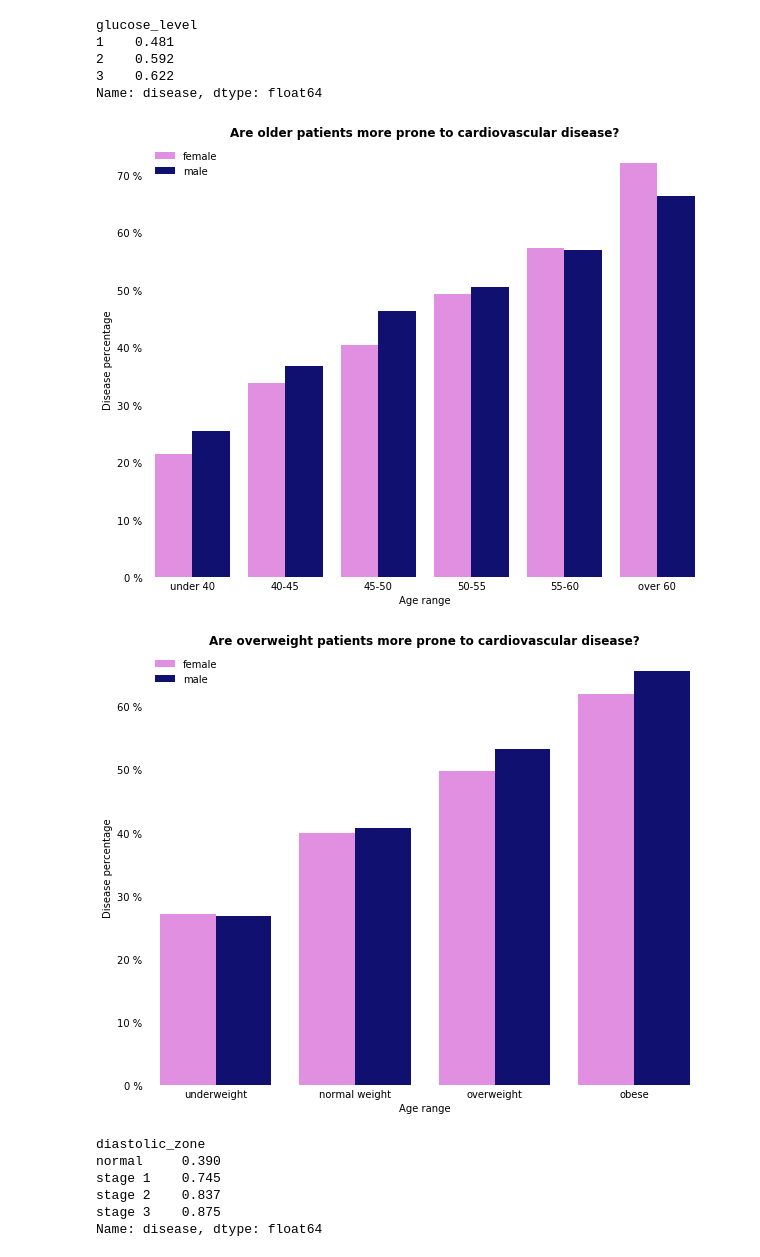
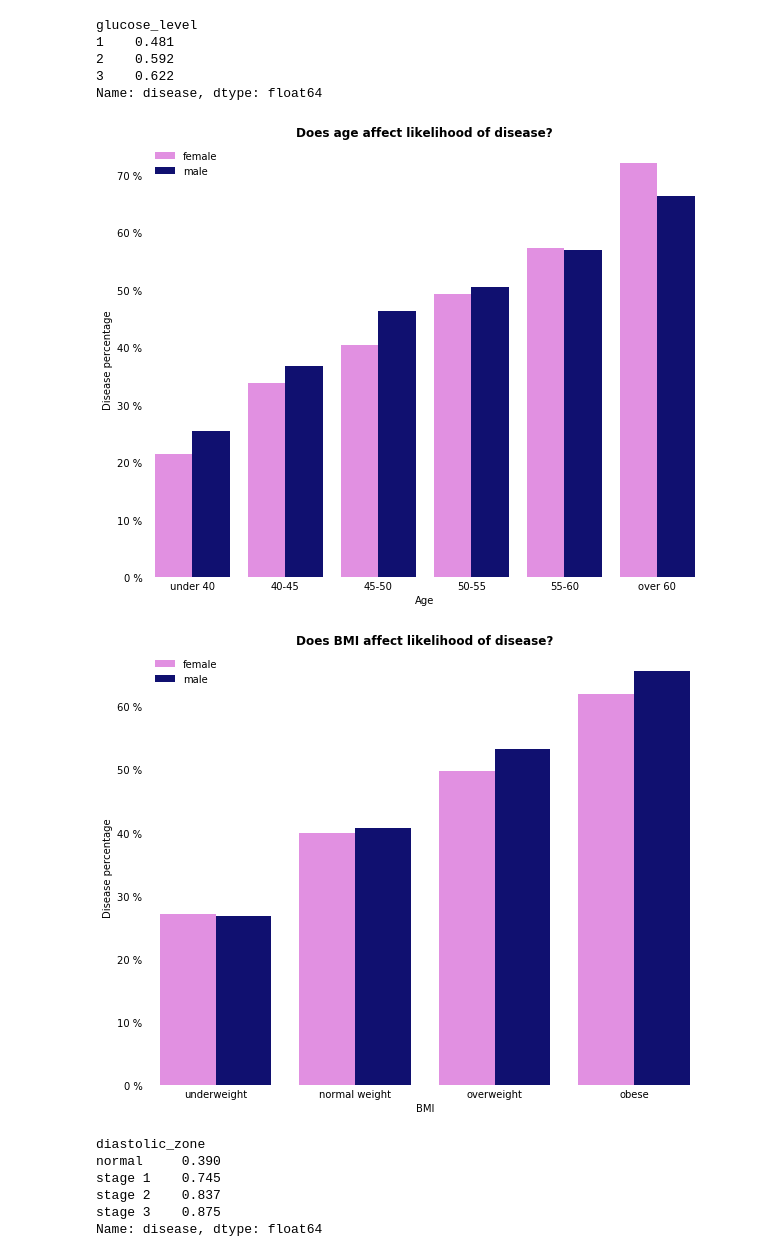
Before and after one commit to jackbustertann/cardiovascular_disease_detection, a Jupyter notebook: index.ipynb, the cells around one changed output. Drawn from its saved outputs; the diff is of its cells as text; code cells hidden in the pictures.

Commit message:
data preprocessing

```diff
--- a/index.ipynb
+++ b/index.ipynb
@@ -112,9 +116,8 @@ Name: disease, dtype: float64
 # %%
 min_age, max_age = cardio_data['age'].min(), cardio_data['age'].max()
 cardio_data['age_category'] = pd.cut(cardio_data['age'], bins = [min_age,40,45,50,55,60,max_age], labels = ['under 40', '40-45', '45-50', '50-55', '55-60', 'over 60'])
-# cardio_data['gender'] = cardio_data['gender'].map(lambda x: 'female' if x == 1 else 'male')
+cardio_data['gender'] = cardio_data['gender'].map(lambda x: 'male' if x == 1 else 'female')
 gender_age_grouped = pd.DataFrame(cardio_data.groupby(['gender', 'age_category'])['disease'].mean().round(3)).reset_index()
-
 
 fig = plt.figure(figsize = (10,8))
 ax = fig.add_subplot(111)
@@ -125,38 +128,38 @@ ax.spines['top'].set_visible(False)
 ax.spines['bottom'].set_visible(False)
 ax.spines['right'].set_visible(False)
 ax.spines['left'].set_visible(False)
-ax.set_title('Are older patients more prone to cardiovascular disease?', fontweight = 'bold')
-ax.set_xlabel('Age range')
+ax.set_title('Does age affect likelihood of disease?', fontweight = 'bold')
+ax.set_xlabel('Age')
 ax.set_ylabel('Disease percentage')
 handles, labels = ax.get_legend_handles_labels()
 ax.legend(handles=handles[2:], labels=labels[2:])
 ax.legend(frameon=False)
 plt.close(2);
 # %% [output]
-[figure, old version]
+[figure, new version]
 # %%
 min_bmi, max_bmi = cardio_data['bmi'].min(), cardio_data['bmi'].max()
 cardio_data['bmi_zone'] = pd.cut(cardio_data['bmi'], bins = [min_bmi,17.5,25,30,max_bmi], labels = ['underweight', 'normal weight', 'overweight', 'obese'])
 gender_bmi_grouped = pd.DataFrame(cardio_data.groupby(['gender', 'bmi_zone'])['disease'].mean().round(3)).reset_index()
 
 fig = plt.figure(figsize = (10,8))
 ax = fig.add_subplot(111)
 sns.catplot(x = 'bmi_zone', y='disease', hue = 'gender', data = gender_bmi_grouped, kind = 'bar', palette = ['violet', 'navy'], ax = ax)
 ax.tick_params(axis= 'both', which= 'both',length = 0)
 ax.set_yticklabels(['{} %'.format(x) for x in range(0,80,10)])
 ax.spines['top'].set_visible(False)
 ax.spines['bottom'].set_visible(False)
 ax.spines['right'].set_visible(False)
 ax.spines['left'].set_visible(False)
-ax.set_title('Are overweight patients more prone to cardiovascular disease?', fontweight = 'bold')
-ax.set_xlabel('Age range')
+ax.set_title('Does BMI affect likelihood of disease?', fontweight = 'bold')
+ax.set_xlabel('BMI')
 ax.set_ylabel('Disease percentage')
 handles, labels = ax.get_legend_handles_labels()
 ax.legend(handles=handles[2:], labels=labels[2:])
 ax.legend(frameon=False)
 plt.close(2);
 # %% [output]
-[figure, old version]
+[figure, new version]
 # %%
 min_diastolic_bp, max_diastolic_bp = cardio_data['blood_pressure_min'].min(), cardio_data['blood_pressure_min'].max()
 cardio_data['diastolic_zone'] = pd.cut(cardio_data['blood_pressure_min'], bins = [min_diastolic_bp,80,90,120,max_diastolic_bp], labels = ['normal', 'stage 1', 'stage 2', 'stage 3'])
```
Also changed, not shown: parts of 6 cells of this notebook, 4 other files.
